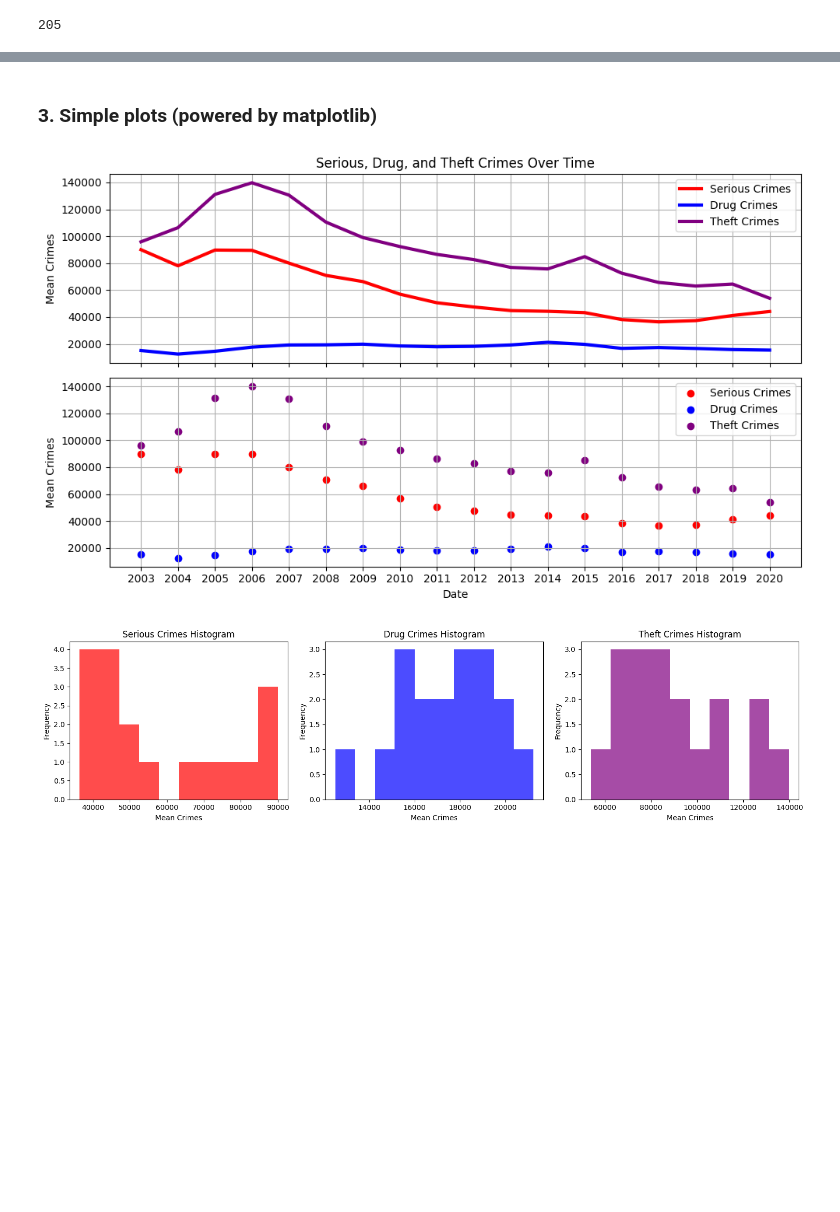
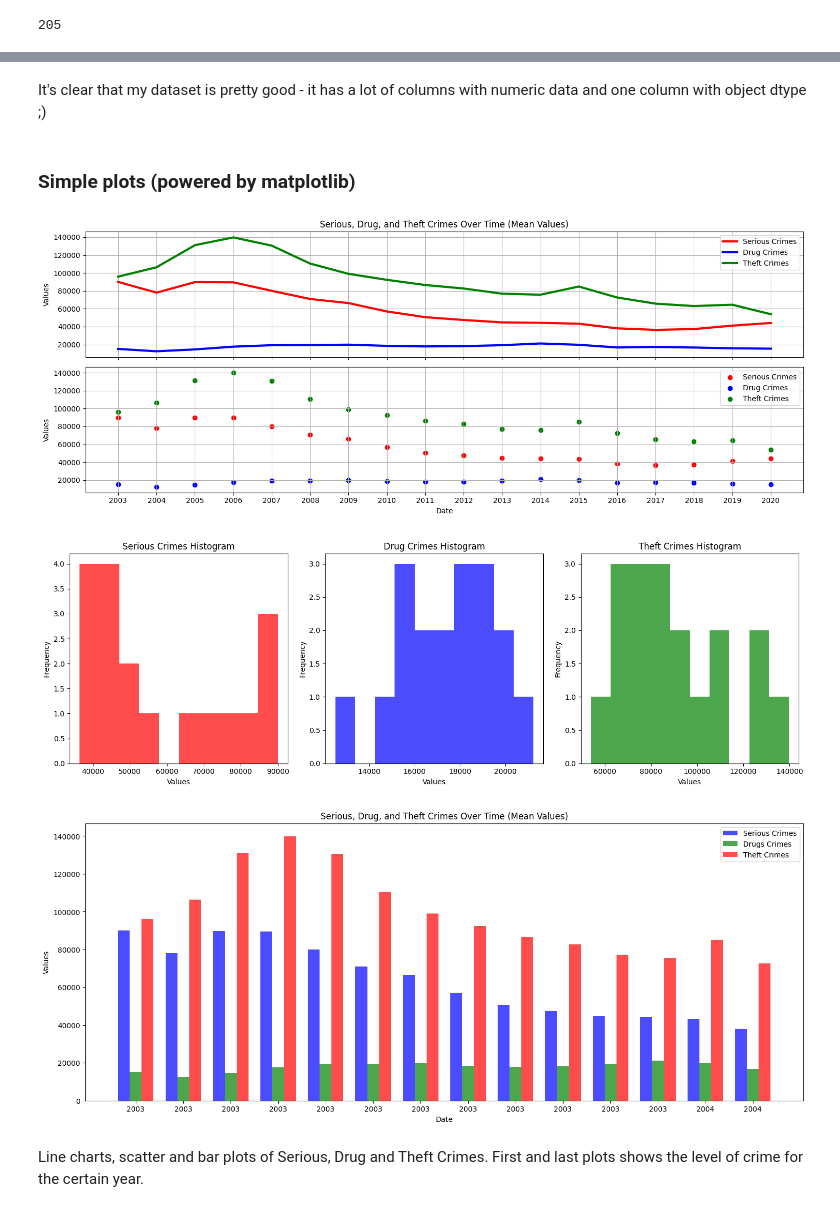
Before and after one commit to ByloTonix/crime-stats, a Jupyter notebook: project.ipynb, the cells around one changed output, grey strips where cells are left out. Saved outputs shown, nothing was run; the diff lists cells and outputs as text; code cells hidden in the pictures; blank space fills up the shorter version.

```diff
--- a/project.ipynb
+++ b/project.ipynb
@@ -145,5 +209,7 @@ len(df)
+# %% [markdown]
+It's clear that my dataset is pretty good - it has a lot of columns with numeric data and one column with object dtype ;)
 # %% [markdown]
-### 3. Simple plots (powered by matplotlib)
+### Simple plots (powered by matplotlib)
 # %%
 serious_crimes = [round(df['Serious'][i:i + 12].mean()) for i in range(0, len(df), 12)]
 drugs_crimes = [round(df['Drugs'][i:i + 12].mean()) for i in range(0, len(df), 12)]
@@ -151,56 +217,75 @@ theft_crimes = [round(df['Theft'][i:i + 12].mean()) for i in range(0, len(df), 1
 
 date = [df['month'][i][6:] for i in range(0, len(df), 12)]
 
-# Create a figure with subplots
-fig, (ax1, ax2) = plt.subplots(2, 1, figsize=(10, 6), sharex=True)
+fig, (ax1, ax2) = plt.subplots(2, 1, figsize=(15, 6), sharex=True)
 
 # Line plot
 ax1.plot(date, serious_crimes, label='Serious Crimes', linewidth=3, color='red')
 ax1.plot(date, drugs_crimes, label='Drug Crimes', linewidth=3, color='blue')
-ax1.plot(date, theft_crimes, label='Theft Crimes', linewidth=3, color='purple')
-ax1.set_title('Serious, Drug, and Theft Crimes Over Time')
-ax1.set_ylabel('Mean Crimes')
+ax1.plot(date, theft_crimes, label='Theft Crimes', linewidth=3, color='green')
+ax1.set_title('Serious, Drug, and Theft Crimes Over Time (Mean Values)')
+ax1.set_ylabel('Values')
 ax1.legend()
 ax1.grid(True)
 
 # Scatter plot
 ax2.scatter(date, serious_crimes, label='Serious Crimes', color='red')
 ax2.scatter(date, drugs_crimes, label='Drug Crimes', color='blue')
-ax2.scatter(date, theft_crimes, label='Theft Crimes', color='purple')
+ax2.scatter(date, theft_crimes, label='Theft Crimes', color='green')
 ax2.set_xlabel('Date')
-ax2.set_ylabel('Mean Crimes')
+ax2.set_ylabel('Values')
 ax2.legend()
 ax2.grid(True)
 
-# Adjust layout to prevent clipping of labels
 plt.tight_layout()
 
 
 # Create histograms
-plt.figure(figsize=(15, 4))
+plt.figure(figsize=(15, 5))
 
 plt.subplot(1, 3, 1)
 plt.hist(serious_crimes, bins=10, color='red', alpha=0.7)
 plt.title('Serious Crimes Histogram')
-plt.xlabel('Mean Crimes')
+plt.xlabel('Values')
 plt.ylabel('Frequency')
 
 plt.subplot(1, 3, 2)
 plt.hist(drugs_crimes, bins=10, color='blue', alpha=0.7)
 plt.title('Drug Crimes Histogram')
-plt.xlabel('Mean Crimes')
+plt.xlabel('Values')
 plt.ylabel('Frequency')
 
 plt.subplot(1, 3, 3)
-plt.hist(theft_crimes, bins=10, color='purple', alpha=0.7)
+plt.hist(theft_crimes, bins=10, color='green', alpha=0.7)
 plt.title('Theft Crimes Histogram')
-plt.xlabel('Mean Crimes')
+plt.xlabel('Values')
 plt.ylabel('Frequency')
-
 plt.tight_layout()
 # Show the plot
+
+date = [df['month'][i][6:] for i in range(14)]
+
+plt.figure(figsize=(18, 7))
+
+index = range(len(date))
+
+plt.bar([i - 0.25 for i in index], serious_crimes[:14], color='blue', alpha=0.7, width=0.25, label='Serious Crimes')
+plt.bar(index, drugs_crimes[:14], color='green', alpha=0.7, width=0.25, label='Drugs Crimes')
+plt.bar([i + 0.25 for i in index], theft_crimes[:14], color='red', alpha=0.7, width=0.25, label='Theft Crimes')
+
+plt.xlabel('Date')
+plt.ylabel('Values')
+plt.title('Serious, Drug, and Theft Crimes Over Time (Mean Values)')
+plt.xticks(index, date)
+plt.legend()
+
+
+
 plt.show()
 # %% [output]
-[figure, old version]
+[figure, new version]
-[figure, old version]
+[figure, new version]
+[figure, added]
+# %% [markdown]
+Line charts, scatter and bar plots of Serious, Drug and Theft Crimes. First and last plots shows the level of crime for the certain year.
 # %% [markdown]
```
Also changed, not shown: parts of 57 cells of this notebook.
